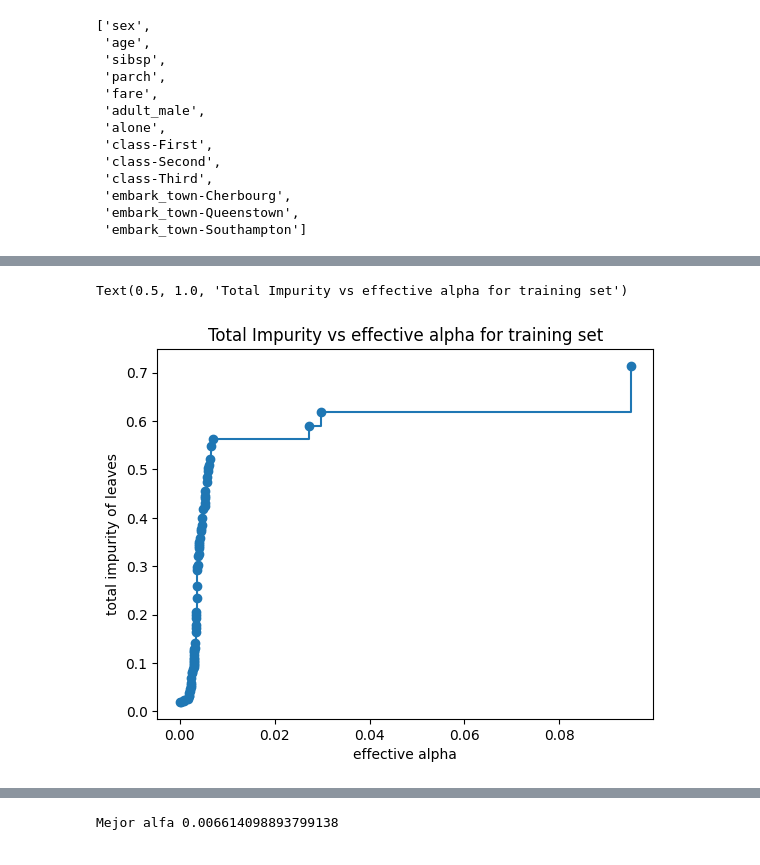
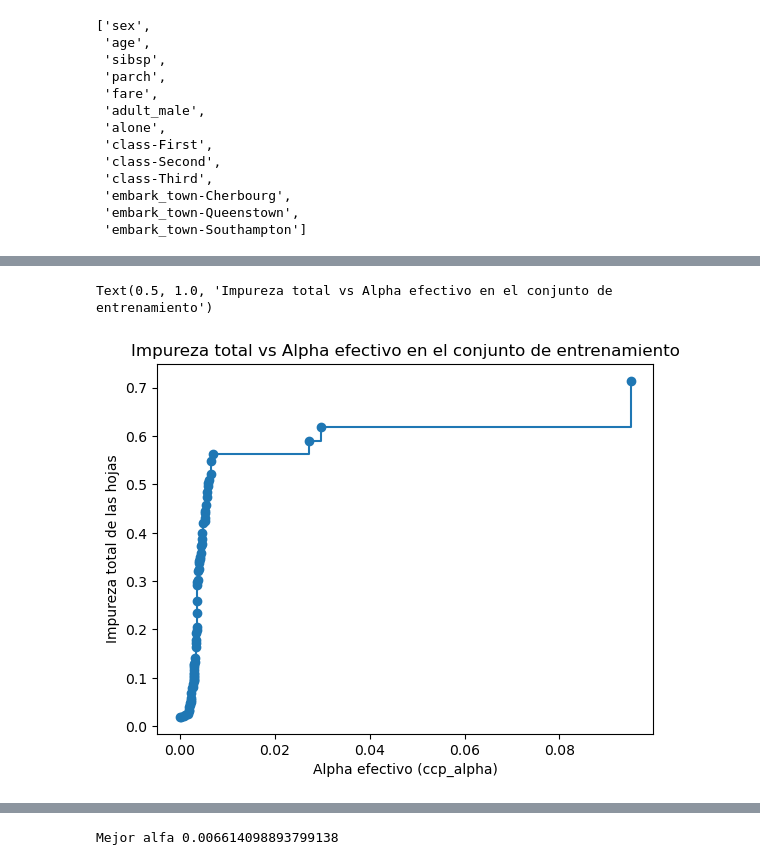
Before and after one commit to JuanCordoneda/Machine-Learning, a Jupyter notebook: 8 - ARBOLES DE DECISION/3 - NO_PARAMETRICOS_03_ARBOLES_TITANIC.ipynb, the cells around one changed output, grey strips where cells are left out. Drawn from its saved outputs; the diff is of its cells as text; code cells hidden in the pictures.

```diff
--- a/8 - ARBOLES DE DECISION/3 - NO_PARAMETRICOS_03_ARBOLES_TITANIC.ipynb
+++ b/8 - ARBOLES DE DECISION/3 - NO_PARAMETRICOS_03_ARBOLES_TITANIC.ipynb
@@ -477,16 +581,26 @@ plt.close()
 # %%
-# Poda posterior
+# 🌳 Estrategia 3 para combatir el sobreajuste: Poda posterior (post-pruning)
+# Usamos cost_complexity_pruning_path() para calcular los posibles valores de α (ccp_alpha),
+# que controlan la poda del árbol. α más alto → árbol más simple.
+
+# 📌 Paso 1: Creamos un árbol sin restricciones
 clas = DecisionTreeClassifier(criterion=criterio, random_state=16)
+
+# 📌 Paso 2: Calculamos la "ruta de poda"
+# - ccp_alphas: lista de valores de α posibles
+# - impurities: impureza total de las hojas para cada α
 path = clas.cost_complexity_pruning_path(X_train, y_train)
 ccp_alphas, impurities = path.ccp_alphas, path.impurities
+
+# 📌 Paso 3: Graficamos impureza vs. α
 fig, ax = plt.subplots()
 ax.plot(ccp_alphas[:-1], impurities[:-1], marker="o", drawstyle="steps-post")
-ax.set_xlabel("effective alpha")
-ax.set_ylabel("total impurity of leaves")
-ax.set_title("Total Impurity vs effective alpha for training set")
+ax.set_xlabel("Alpha efectivo (ccp_alpha)")
+ax.set_ylabel("Impureza total de las hojas")
+ax.set_title("Impureza total vs Alpha efectivo en el conjunto de entrenamiento")
 # %% [output]
-Text(0.5, 1.0, 'Total Impurity vs effective alpha for training set')
+Text(0.5, 1.0, 'Impureza total vs Alpha efectivo en el conjunto de entrenamiento')
-[figure, old version]
+[figure, new version]
 # %%
 ccp_alphas
 # %% [output]
```
Also changed, not shown: parts of 22 cells of this notebook, 4 other files.
